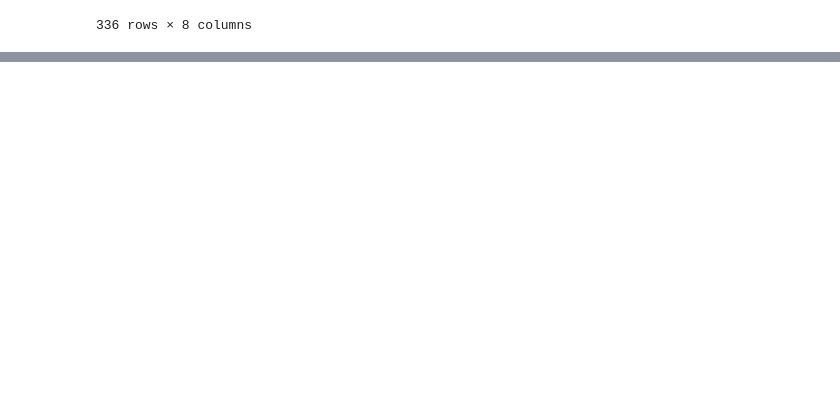
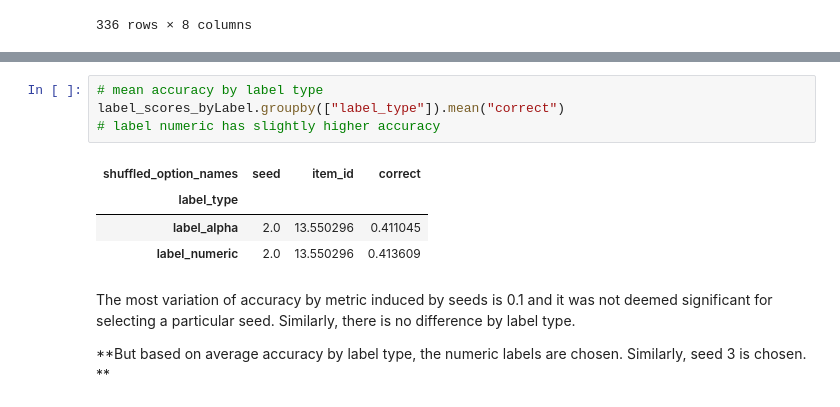
Before and after one commit to polina-tsvilodub/LLM_link, a Jupyter notebook: analysis/01_label_scores_analysis.ipynb, the cells around one changed output, grey strips where cells are left out. Drawn from its saved outputs; the diff is of its cells as text; blank space fills up the shorter version.

```diff
--- a/analysis/01_label_scores_analysis.ipynb
+++ b/analysis/01_label_scores_analysis.ipynb
@@ -701,0 +502,13 @@ label_scores_summary_out = label_scores_summary_out.rename(columns={"correct":"d
+# %%
+# mean accuracy by label type
+label_scores_byLabel.groupby(["label_type"]).mean("correct")
+# label numeric has slightly higher accuracy
+# %% [output]
+| shuffled_option_names | seed | item_id | correct |
+| label_type |  |  |  |
+| label_alpha | 2.0 | 13.550296 | 0.411045 |
+| label_numeric | 2.0 | 13.550296 | 0.413609 |
+# %% [markdown]
+The most variation of accuracy by metric induced by seeds is 0.1 and it was not deemed significant for selecting a particular seed. Similarly, there is no difference by label type.
+
+**But based on average accuracy by label type, the numeric labels are chosen. Similarly, seed 3 is chosen. **
```
Also changed, not shown: parts of 65 cells of this notebook, 2 other files.
